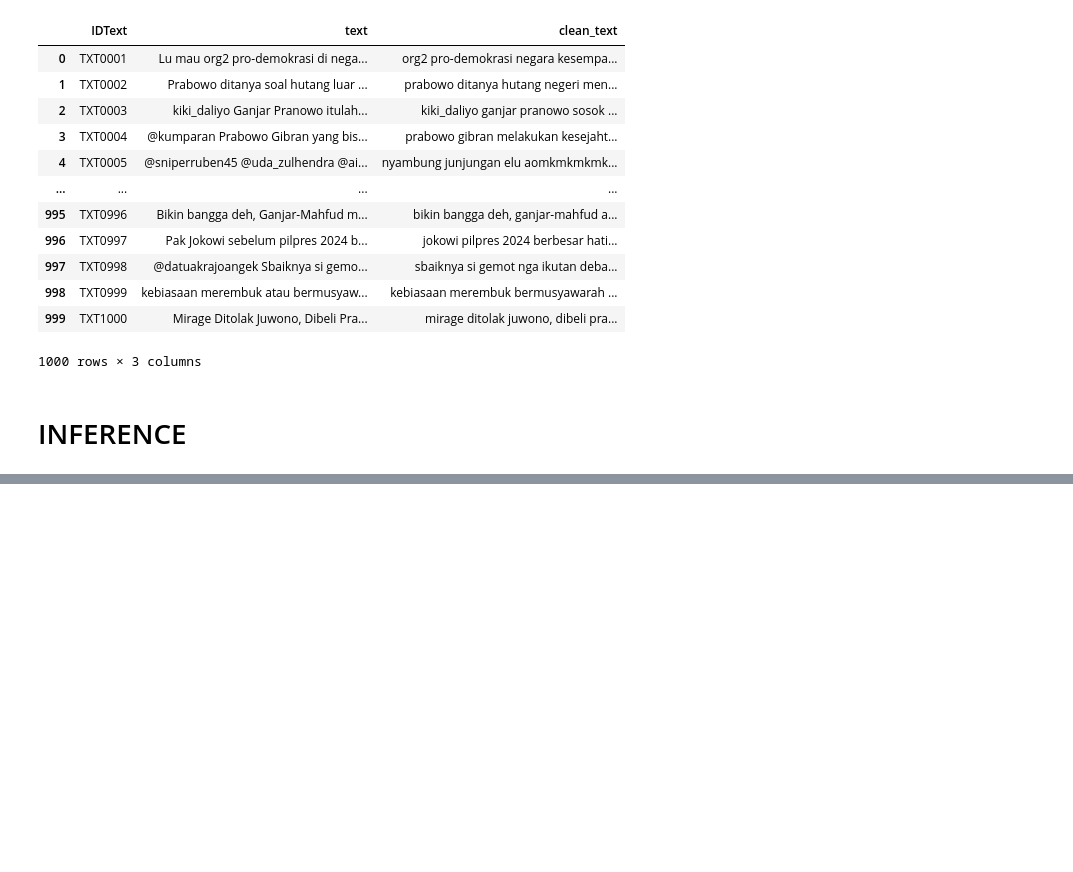
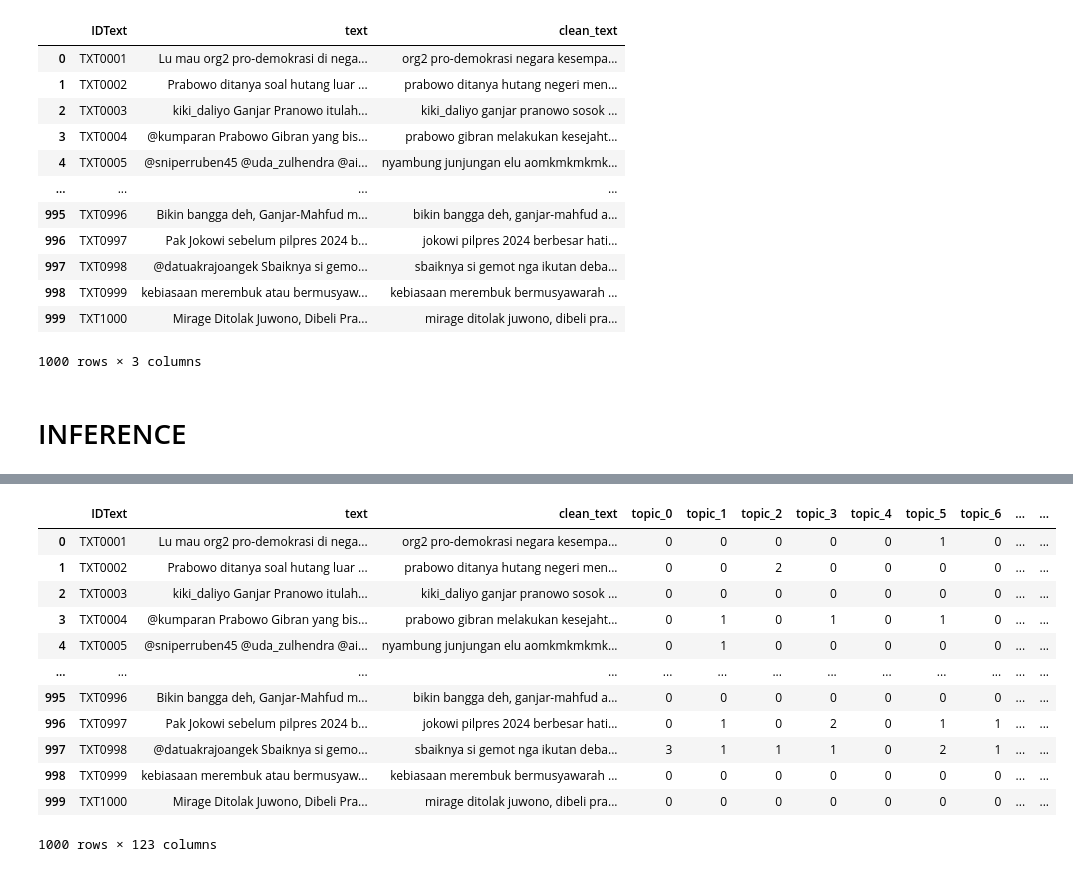
Before and after one commit to srikresna/kesatriyan-2024, a Jupyter notebook: notebook/model_5.ipynb, the cells around one changed output, grey strips where cells are left out. Saved outputs shown, nothing was run; the diff lists cells and outputs as text; code cells hidden in the pictures; blank space fills up the shorter version.

```diff
--- a/notebook/model_5.ipynb
+++ b/notebook/model_5.ipynb
@@ -387,6 +370,24 @@ unlabeled
 | 998 | TXT0999 | kebiasaan merembuk atau bermusyaw... | kebiasaan merembuk bermusyawarah ... | 0 | 0 | 0 | 0 | 0 | 0 | 0 | ... | ... |
 | 999 | TXT1000 | Mirage Ditolak Juwono, Dibeli Pra... | mirage ditolak juwono, dibeli pra... | 0 | 0 | 0 | 0 | 0 | 0 | 0 | ... | ... |
 1000 rows × 123 columns
+# %%
+# kembalikan label ke string
+unlabeled['label'] = le.inverse_transform(y_unlabeled)
+unlabeled
+# %% [output]
+|  | IDText | text | clean_text | topic_0 | topic_1 | topic_2 | topic_3 | topic_4 | topic_5 | topic_6 | ... | ... |
+| 0 | TXT0001 | Lu mau org2 pro-demokrasi di nega... | org2 pro-demokrasi negara kesempa... | 0 | 0 | 0 | 0 | 0 | 1 | 0 | ... | ... |
+| 1 | TXT0002 | Prabowo ditanya soal hutang luar ... | prabowo ditanya hutang negeri men... | 0 | 0 | 2 | 0 | 0 | 0 | 0 | ... | ... |
+| 2 | TXT0003 | kiki_daliyo Ganjar Pranowo itulah... | kiki_daliyo ganjar pranowo sosok ... | 0 | 0 | 0 | 0 | 0 | 0 | 0 | ... | ... |
+| 3 | TXT0004 | @kumparan Prabowo Gibran yang bis... | prabowo gibran melakukan kesejaht... | 0 | 1 | 0 | 1 | 0 | 1 | 0 | ... | ... |
+| 4 | TXT0005 | @sniperruben45 @uda_zulhendra @ai... | nyambung junjungan elu aomkmkmkmk... | 0 | 1 | 0 | 0 | 0 | 0 | 0 | ... | ... |
+| ... | ... | ... | ... | ... | ... | ... | ... | ... | ... | ... | ... | ... |
+| 995 | TXT0996 | Bikin bangga deh, Ganjar-Mahfud m... | bikin bangga deh, ganjar-mahfud a... | 0 | 0 | 0 | 0 | 0 | 0 | 0 | ... | ... |
+| 996 | TXT0997 | Pak Jokowi sebelum pilpres 2024 b... | jokowi pilpres 2024 berbesar hati... | 0 | 1 | 0 | 2 | 0 | 1 | 1 | ... | ... |
+| 997 | TXT0998 | @datuakrajoangek Sbaiknya si gemo... | sbaiknya si gemot nga ikutan deba... | 3 | 1 | 1 | 1 | 0 | 2 | 1 | ... | ... |
+| 998 | TXT0999 | kebiasaan merembuk atau bermusyaw... | kebiasaan merembuk bermusyawarah ... | 0 | 0 | 0 | 0 | 0 | 0 | 0 | ... | ... |
+| 999 | TXT1000 | Mirage Ditolak Juwono, Dibeli Pra... | mirage ditolak juwono, dibeli pra... | 0 | 0 | 0 | 0 | 0 | 0 | 0 | ... | ... |
+1000 rows × 123 columns
 # %%
 
 # hapus kolom fitur
```
Also changed, not shown: parts of 17 cells of this notebook, 4 other files.
